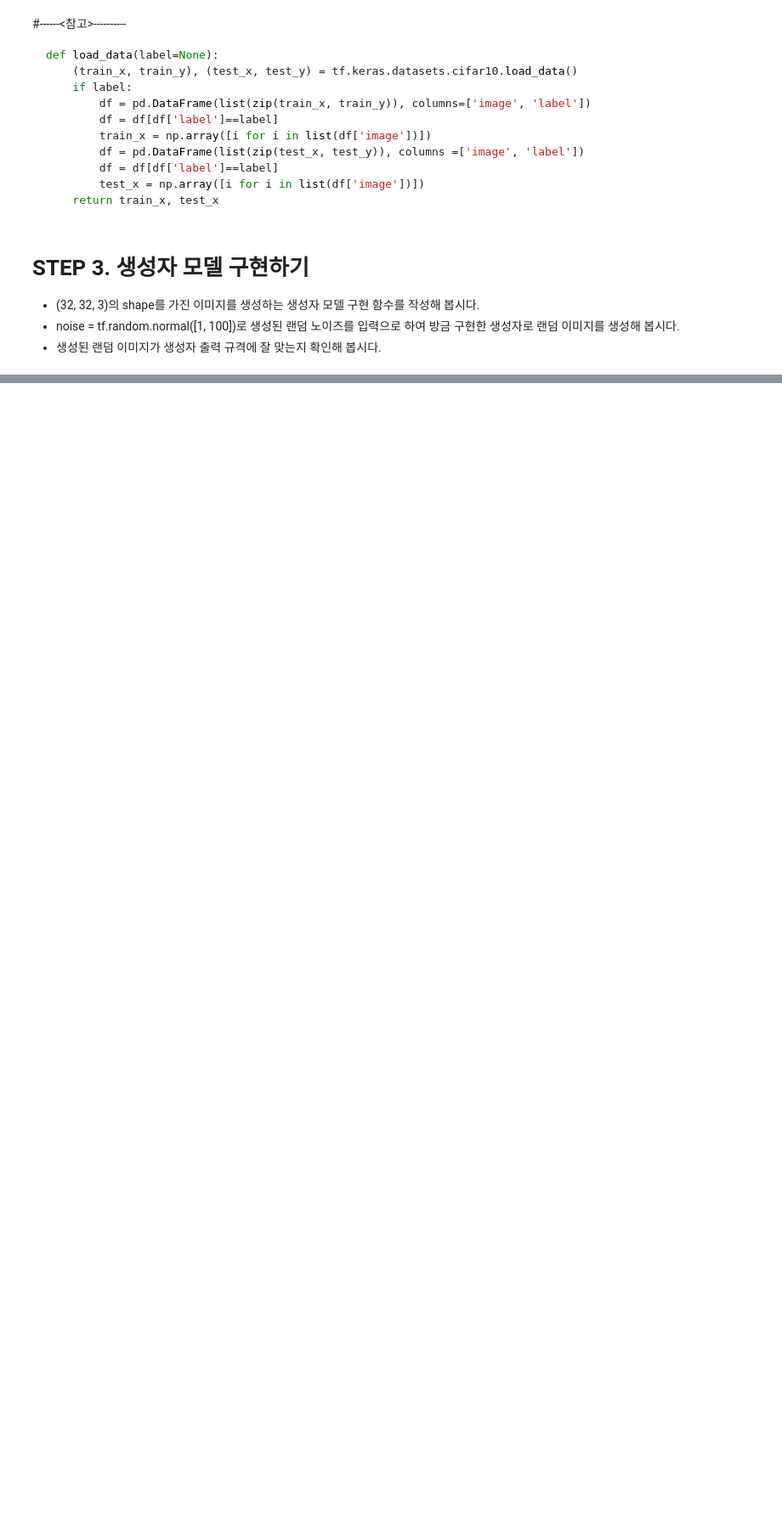
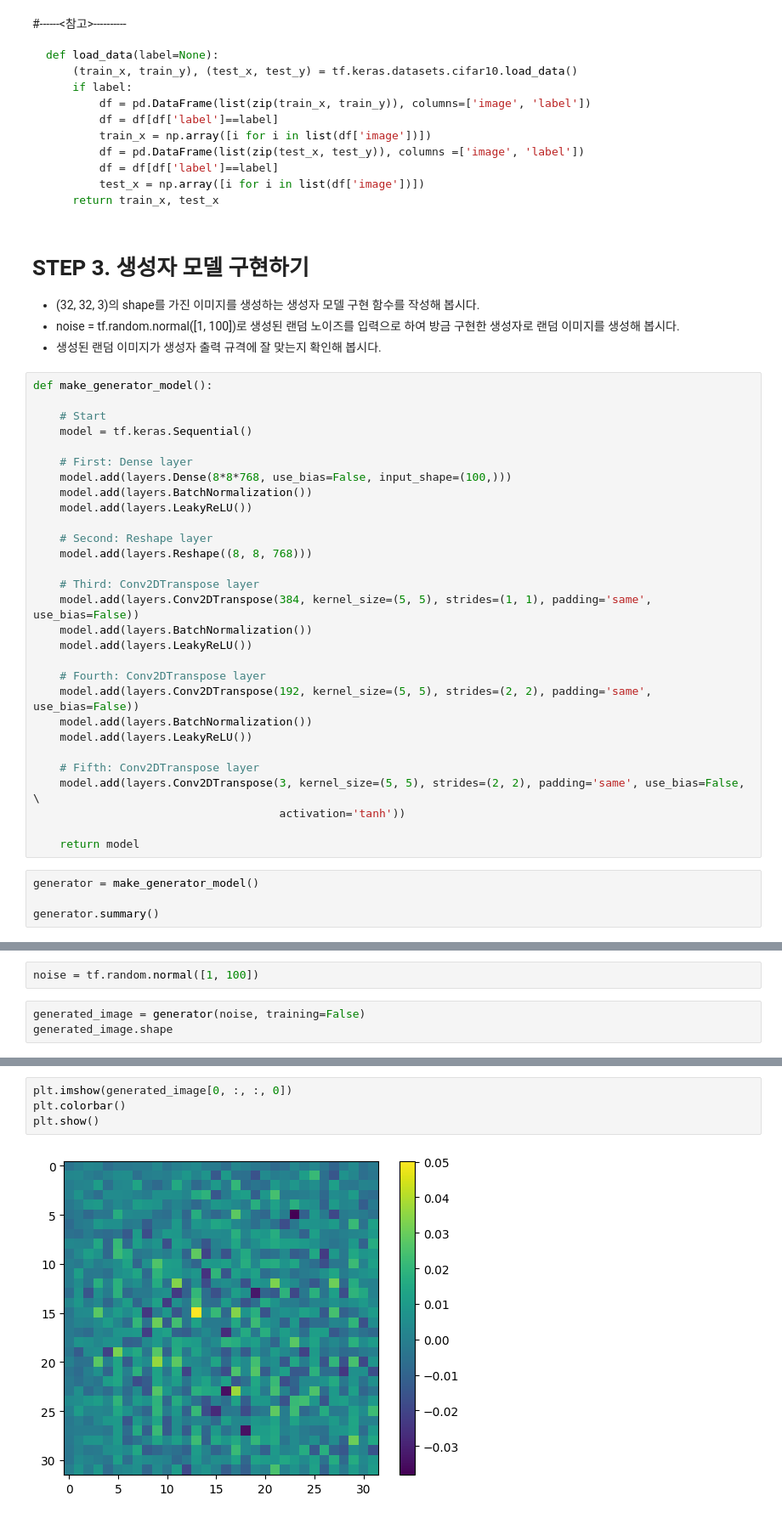
Before and after one commit to feelinppl/Aiffel_RS, a Jupyter notebook: 230117_AIFFEL_EXPL_Porject11_CV_DCGAN.ipynb, the cells around one changed output, grey strips where cells are left out. Shown: that part at 85% size. Drawn from its saved outputs; the diff is of its cells as text; blank space fills up the shorter version.

```diff
--- a/230117_AIFFEL_EXPL_Porject11_CV_DCGAN.ipynb
+++ b/230117_AIFFEL_EXPL_Porject11_CV_DCGAN.ipynb
@@ -127,3 +128,36 @@ def load_data(label=None):
 - (32, 32, 3)의 shape를 가진 이미지를 생성하는 생성자 모델 구현 함수를 작성해 봅시다.
 - noise = tf.random.normal([1, 100])로 생성된 랜덤 노이즈를 입력으로 하여 방금 구현한 생성자로 랜덤 이미지를 생성해 봅시다.
 - 생성된 랜덤 이미지가 생성자 출력 규격에 잘 맞는지 확인해 봅시다.
+# %%
+def make_generator_model():
+
+    # Start
+    model = tf.keras.Sequential()
+
+    # First: Dense layer
+    model.add(layers.Dense(8*8*768, use_bias=False, input_shape=(100,)))
+    model.add(layers.BatchNormalization())
+    model.add(layers.LeakyReLU())
+
+    # Second: Reshape layer
+    model.add(layers.Reshape((8, 8, 768)))
+
+    # Third: Conv2DTranspose layer
+    model.add(layers.Conv2DTranspose(384, kernel_size=(5, 5), strides=(1, 1), padding='same', use_bias=False))
+    model.add(layers.BatchNormalization())
+    model.add(layers.LeakyReLU())
+
+    # Fourth: Conv2DTranspose layer
+    model.add(layers.Conv2DTranspose(192, kernel_size=(5, 5), strides=(2, 2), padding='same', use_bias=False))
+    model.add(layers.BatchNormalization())
+    model.add(layers.LeakyReLU())
+
+    # Fifth: Conv2DTranspose layer
+    model.add(layers.Conv2DTranspose(3, kernel_size=(5, 5), strides=(2, 2), padding='same', use_bias=False, \
+                                     activation='tanh'))
+
+    return model
+# %%
+generator = make_generator_model()
+
+generator.summary()
@@ -129,0 +182,5 @@ def load_data(label=None):
+# %%
+noise = tf.random.normal([1, 100])
+# %%
+generated_image = generator(noise, training=False)
+generated_image.shape
@@ -129,0 +189,6 @@ def load_data(label=None):
+# %%
+plt.imshow(generated_image[0, :, :, 0])
+plt.colorbar()
+plt.show()
+# %% [output]
+[figure, added]
```
Also changed, not shown: parts of 8 cells of this notebook, 1 other file.
